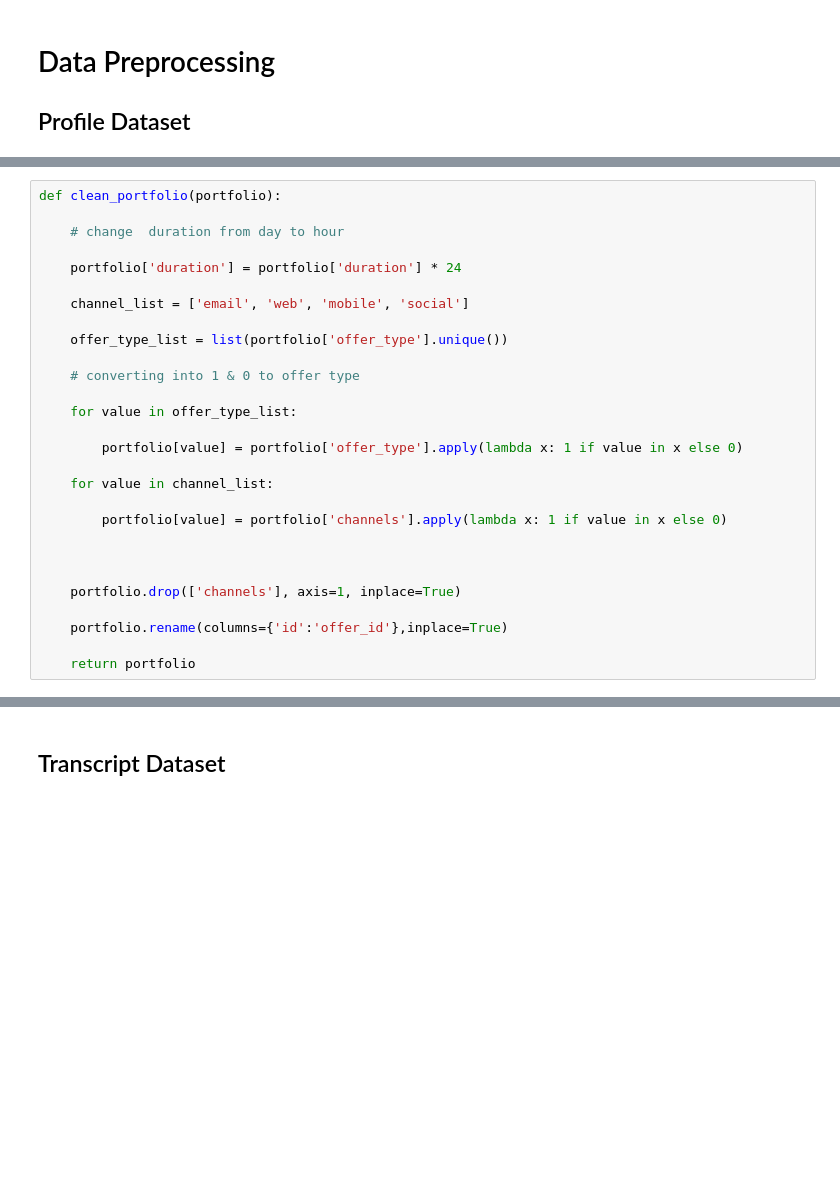
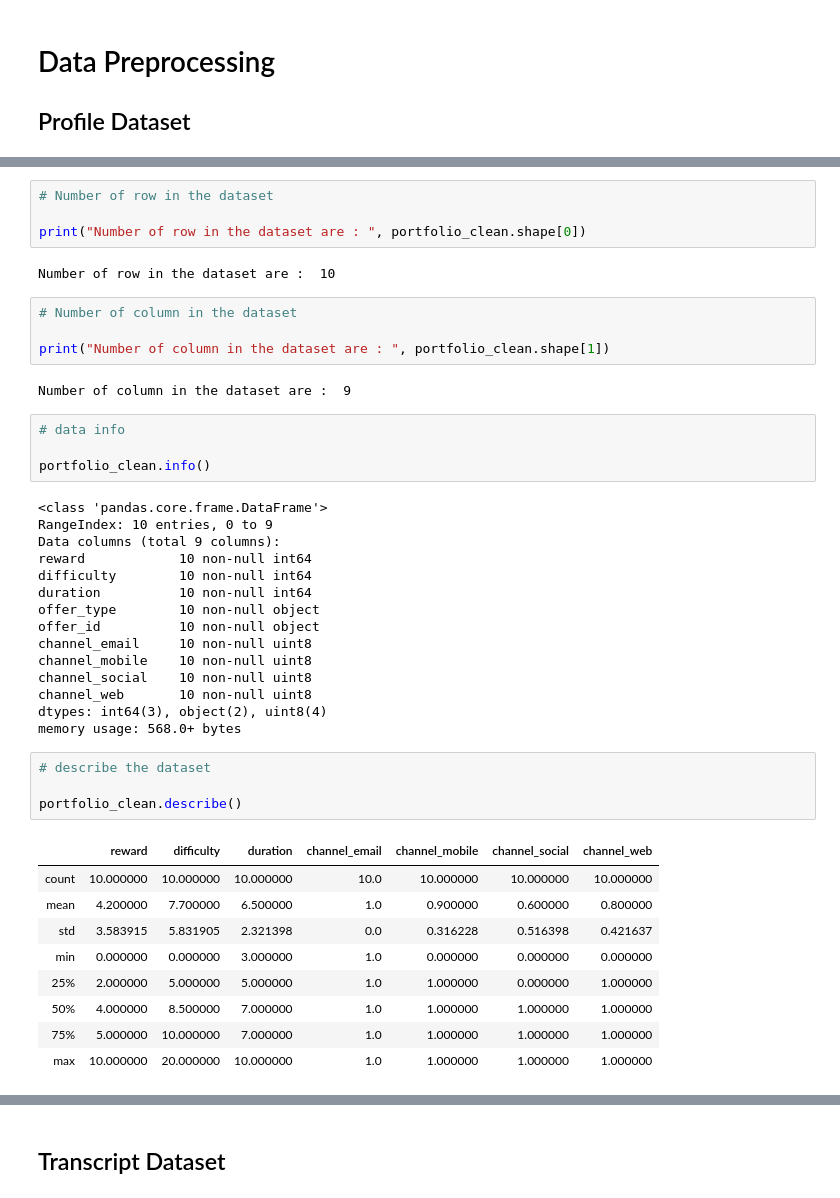
Before and after one commit to ashwanisng/Starbucks-Capstone, a Jupyter notebook: Starbucks Capstone.ipynb, the cells around one changed output, grey strips where cells are left out. Cells and saved outputs as stored; diff of their text form; blank space fills up the shorter version.

```diff
--- a/Starbucks Capstone.ipynb
+++ b/Starbucks Capstone.ipynb
@@ -474,28 +463,0 @@ Name: channels, dtype: object>
-# %%
-def clean_portfolio(portfolio):
-
-    # change  duration from day to hour
-
-    portfolio['duration'] = portfolio['duration'] * 24
-
-    channel_list = ['email', 'web', 'mobile', 'social']
-
-    offer_type_list = list(portfolio['offer_type'].unique())
-
-    # converting into 1 & 0 to offer type
-
-    for value in offer_type_list:
-
-        portfolio[value] = portfolio['offer_type'].apply(lambda x: 1 if value in x else 0)
-
-    for value in channel_list:
-
-        portfolio[value] = portfolio['channels'].apply(lambda x: 1 if value in x else 0)
-
-
-
-    portfolio.drop(['channels'], axis=1, inplace=True)
-
-    portfolio.rename(columns={'id':'offer_id'},inplace=True)
-
-    return portfolio
@@ -565,0 +543,45 @@ clean_profile(profile)
+# %%
+# Number of row in the dataset
+
+print("Number of row in the dataset are : ", portfolio_clean.shape[0])
+# %% [output]
+Number of row in the dataset are :  10
+# %%
+# Number of column in the dataset
+
+print("Number of column in the dataset are : ", portfolio_clean.shape[1])
+# %% [output]
+Number of column in the dataset are :  9
+# %%
+# data info
+
+portfolio_clean.info()
+# %% [output]
+<class 'pandas.core.frame.DataFrame'>
+RangeIndex: 10 entries, 0 to 9
+Data columns (total 9 columns):
+reward            10 non-null int64
+difficulty        10 non-null int64
+duration          10 non-null int64
+offer_type        10 non-null object
+offer_id          10 non-null object
+channel_email     10 non-null uint8
+channel_mobile    10 non-null uint8
+channel_social    10 non-null uint8
+channel_web       10 non-null uint8
+dtypes: int64(3), object(2), uint8(4)
+memory usage: 568.0+ bytes
+# %%
+# describe the dataset
+
+portfolio_clean.describe()
+# %% [output]
+|  | reward | difficulty | duration | channel_email | channel_mobile | channel_social | channel_web |
+| count | 10.000000 | 10.000000 | 10.000000 | 10.0 | 10.000000 | 10.000000 | 10.000000 |
+| mean | 4.200000 | 7.700000 | 6.500000 | 1.0 | 0.900000 | 0.600000 | 0.800000 |
+| std | 3.583915 | 5.831905 | 2.321398 | 0.0 | 0.316228 | 0.516398 | 0.421637 |
+| min | 0.000000 | 0.000000 | 3.000000 | 1.0 | 0.000000 | 0.000000 | 0.000000 |
+| 25% | 2.000000 | 5.000000 | 5.000000 | 1.0 | 1.000000 | 0.000000 | 1.000000 |
+| 50% | 4.000000 | 8.500000 | 7.000000 | 1.0 | 1.000000 | 1.000000 | 1.000000 |
+| 75% | 5.000000 | 10.000000 | 7.000000 | 1.0 | 1.000000 | 1.000000 | 1.000000 |
+| max | 10.000000 | 20.000000 | 10.000000 | 1.0 | 1.000000 | 1.000000 | 1.000000 |
```
Also changed, not shown: parts of 35 cells of this notebook, 2 other files.
